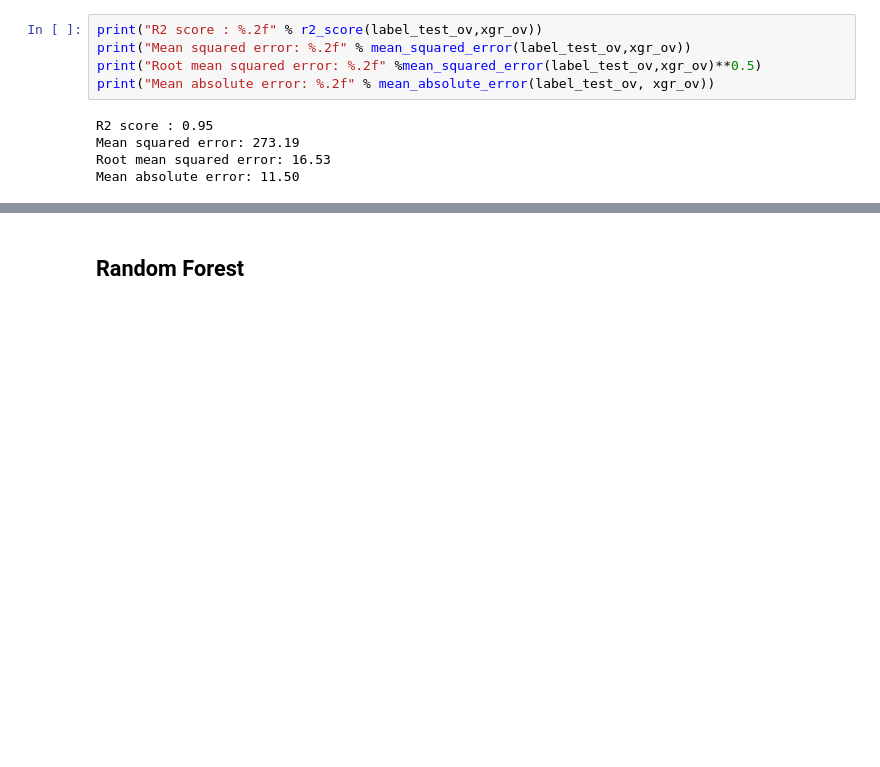
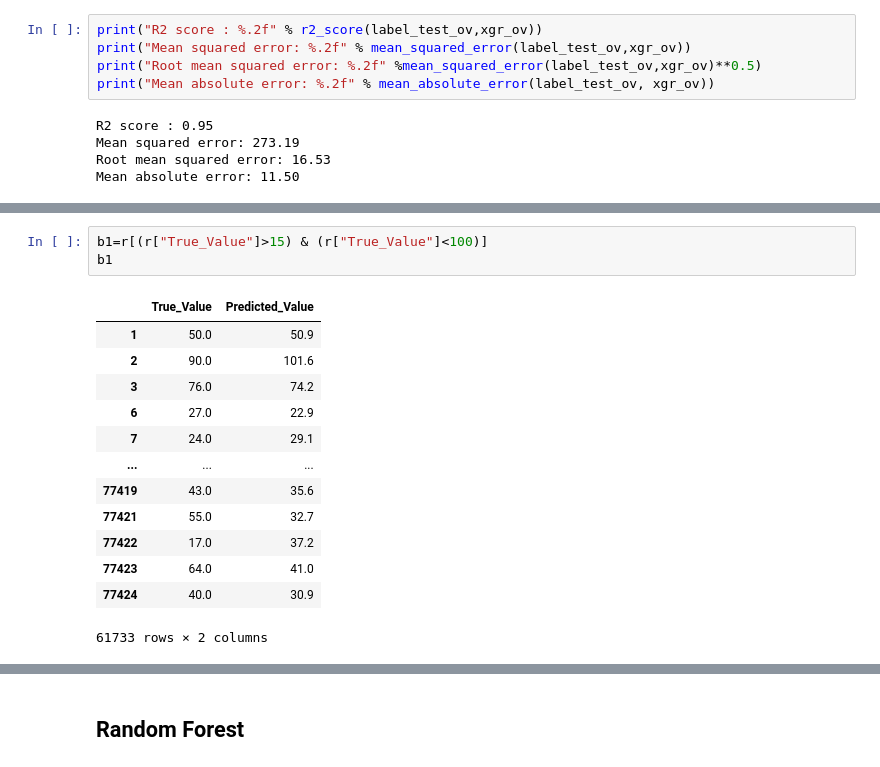
Before and after one commit to AMVamsi/Flight_Delay_Prediction, a Jupyter notebook: Regression .ipynb, the cells around one changed output, grey strips where cells are left out. Saved outputs shown, nothing was run; the diff lists cells and outputs as text; blank space fills up the shorter version.

```diff
--- a/Regression .ipynb
+++ b/Regression .ipynb
@@ -477,0 +357,17 @@ label_test_un = np.asarray(dr["ArrDelayMinutes"])
+# %%
+b1=r[(r["True_Value"]>15) & (r["True_Value"]<100)]
+b1
+# %% [output]
+|  | True_Value | Predicted_Value |
+| 1 | 50.0 | 50.9 |
+| 2 | 90.0 | 101.6 |
+| 3 | 76.0 | 74.2 |
+| 6 | 27.0 | 22.9 |
+| 7 | 24.0 | 29.1 |
+| ... | ... | ... |
+| 77419 | 43.0 | 35.6 |
+| 77421 | 55.0 | 32.7 |
+| 77422 | 17.0 | 37.2 |
+| 77423 | 64.0 | 41.0 |
+| 77424 | 40.0 | 30.9 |
+61733 rows × 2 columns
```
Also changed, not shown: parts of 38 cells of this notebook.
